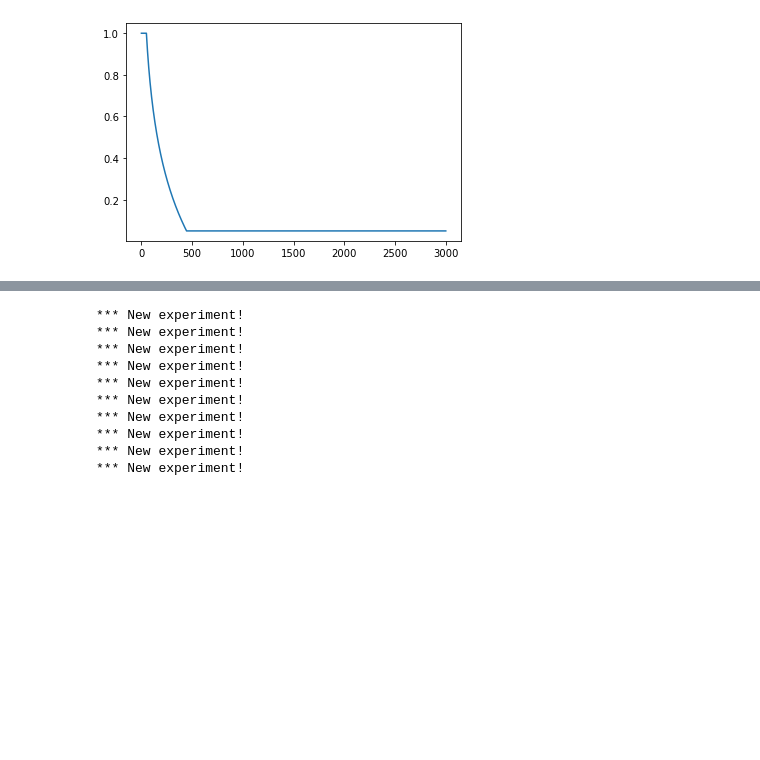
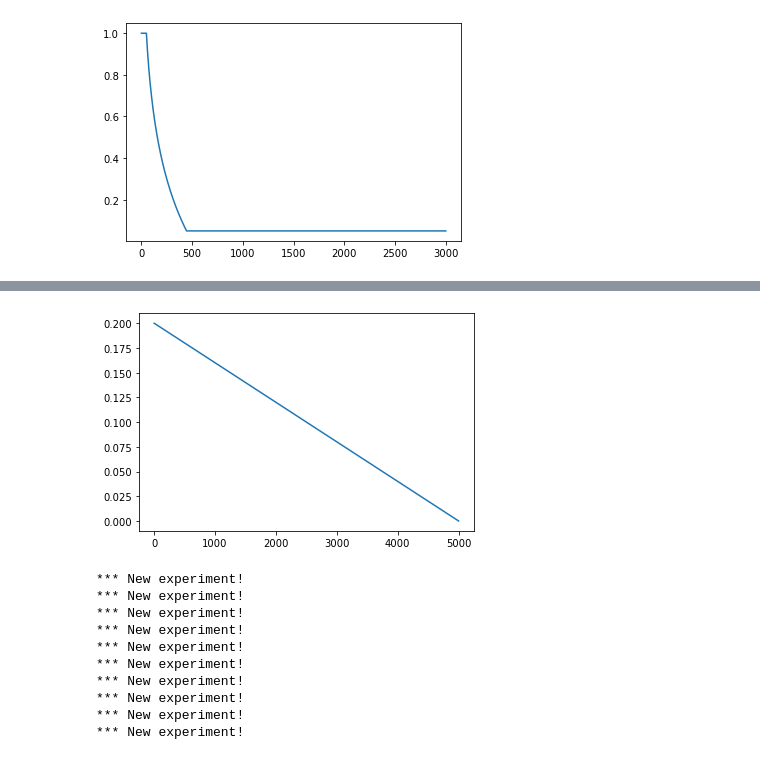
Before and after one commit to QuimMarset/MAI-ATCI, a Jupyter notebook: LabsNotebooks/q_learning.ipynb, the cells around one changed output, grey strips where cells are left out. Saved outputs shown, nothing was run; the diff lists cells and outputs as text; code cells hidden in the pictures; blank space fills up the shorter version.

```diff
--- a/LabsNotebooks/q_learning.ipynb
+++ b/LabsNotebooks/q_learning.ipynb
@@ -474,18 +496,20 @@ plt.show()
 # %%
 initial_lr = 0.2
 episodes = 5000
 decay = initial_lr / episodes
 
 lr = initial_lr
 values = [lr]
 
 for episode in range(episodes):
-    lr = lr * 1 / (1 + decay * episode)
+    lr = initial_lr * (1 - episode/episodes)
     values.append(lr)
 
 
 plt.plot(values)
 plt.show()
+# %% [output]
+[figure, added]
 # %%
 l100rew=[]
 for _ in range(10):
```
Also changed, not shown: parts of 3 cells of this notebook, 24 other files.
